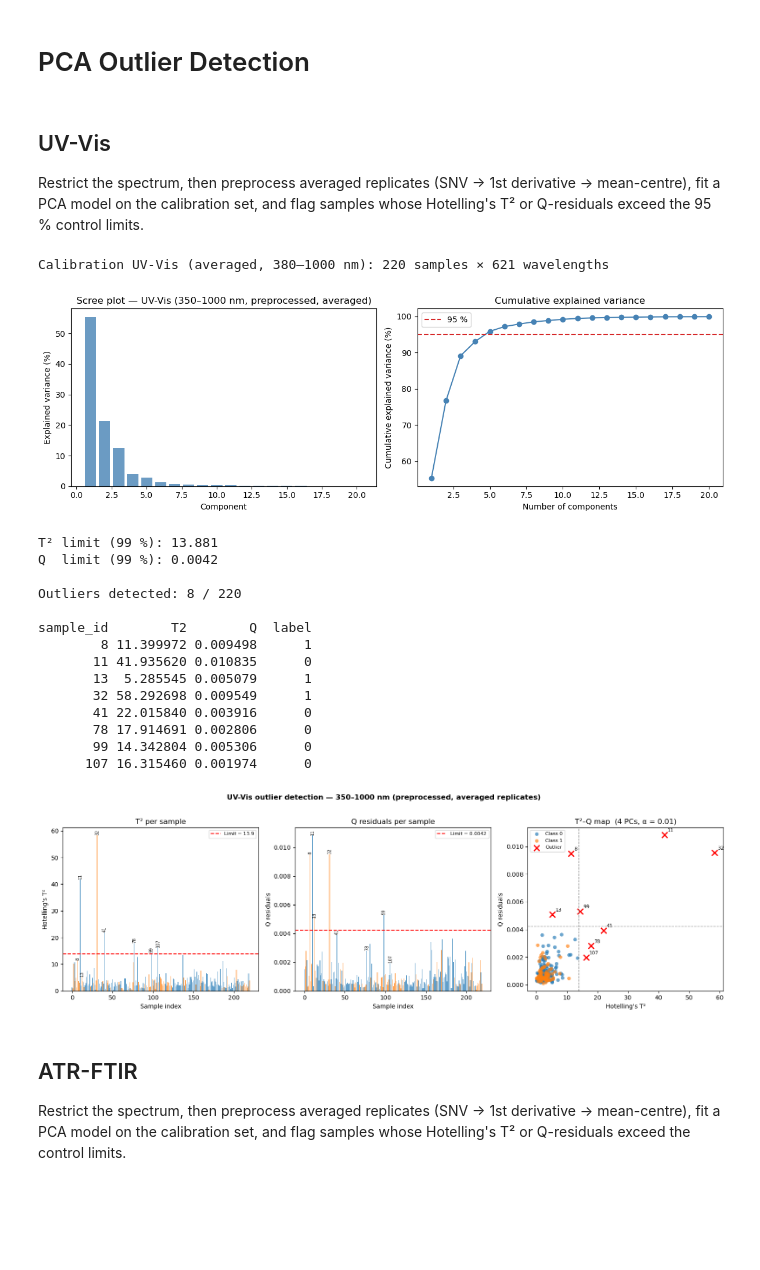
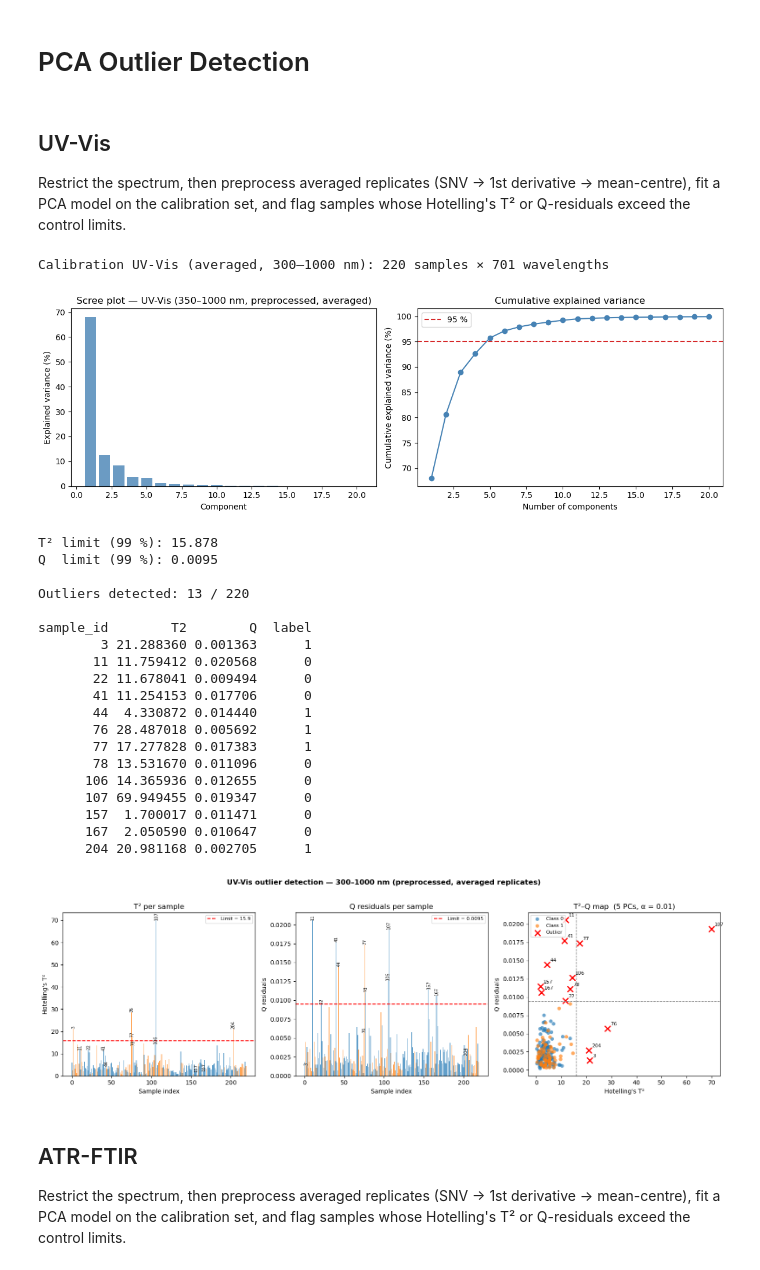
Before and after one commit to SamdGuizani/CAC-2026_Data-Challenge_Olive-Oil-Sensory-Defects-Detection-Using-Chemometrics, a Jupyter notebook: Notebooks/01_EDA.ipynb, the cells around one changed output. Drawn from its saved outputs; the diff is of its cells as text; code cells hidden in the pictures; blank space fills up the shorter version.

```diff
--- a/Notebooks/01_EDA.ipynb
+++ b/Notebooks/01_EDA.ipynb
@@ -293,16 +296,16 @@ plot_spectra(
 # %% [markdown]
 ## UV-Vis
 
-Restrict the spectrum, then preprocess averaged replicates (SNV → 1st derivative → mean-centre), fit a PCA model on the calibration set, and flag samples whose Hotelling's T² or Q-residuals exceed the 95 % control limits.
+Restrict the spectrum, then preprocess averaged replicates (SNV → 1st derivative → mean-centre), fit a PCA model on the calibration set, and flag samples whose Hotelling's T² or Q-residuals exceed the control limits.
 # %%
 import matplotlib.pyplot as plt
 from olive_oil.outliers import PCAOutlierDetector
 
 # ── Configurable parameters ───────────────────────────────────────────────────
-UVVIS_START        = 380    # nm  lower bound of selected region
+UVVIS_START        = 300    # nm  lower bound of selected region
 UVVIS_END          = 1000   # nm  upper bound of selected region
-N_COMPONENTS_UVVIS = 4      # number of PCA components (adjust from scree plot)
-ALPHA_UVVIS        = 0.01   # significance level for control limits
+N_COMPONENTS_UVVIS = 5      # number of PCA components (adjust from scree plot)
+ALPHA              = 0.01   # significance level for control limits
 # ─────────────────────────────────────────────────────────────────────────────
 
 # Recompute the UV-Vis pipeline on averaged replicates (one row per sample)
@@ -315,7 +318,7 @@ X_cal_uvvis_avg, _uvvis_center = mean_center(X_cal_uvvis_avg)
 print(f"Calibration UV-Vis (averaged, {UVVIS_START}–{UVVIS_END} nm): "
       f"{X_cal_uvvis_avg[0].shape[0]} samples × {X_cal_uvvis_avg[0].shape[1]} wavelengths")
 # %% [output]
-Calibration UV-Vis (averaged, 380–1000 nm): 220 samples × 621 wavelengths
+Calibration UV-Vis (averaged, 300–1000 nm): 220 samples × 701 wavelengths
 # %%
 from sklearn.decomposition import PCA as _SklearnPCA
 
@@ -341,11 +344,11 @@ axes[1].legend()
 
 plt.tight_layout()
 # %% [output]
-[figure, old version]
+[figure, new version]
 # %%
 detector_uvvis = PCAOutlierDetector(n_components=N_COMPONENTS_UVVIS)
 detector_uvvis.fit(X_cal_uvvis_avg)
-result_uvvis = detector_uvvis.flag_outliers(X_cal_uvvis_avg, alpha=ALPHA_UVVIS)
+result_uvvis = detector_uvvis.flag_outliers(X_cal_uvvis_avg, alpha=ALPHA)
 
 df_uvvis = (
     pd.DataFrame({
@@ -357,27 +360,32 @@ df_uvvis = (
     .merge(meta[["sample_id", "label"]], on="sample_id", how="left")
 )
 
-print(f"T² limit ({int((1 - ALPHA_UVVIS) * 100)} %): {result_uvvis.t2_limit:.3f}")
-print(f"Q  limit ({int((1 - ALPHA_UVVIS) * 100)} %): {result_uvvis.q_limit:.4f}")
+print(f"T² limit ({int((1 - ALPHA) * 100)} %): {result_uvvis.t2_limit:.3f}")
+print(f"Q  limit ({int((1 - ALPHA) * 100)} %): {result_uvvis.q_limit:.4f}")
 print(f"\nOutliers detected: {result_uvvis.flags.sum()} / {len(result_uvvis.sample_ids)}")
 if result_uvvis.flags.any():
     print()
     print(df_uvvis.loc[df_uvvis["outlier"], ["sample_id", "T2", "Q", "label"]].to_string(index=False))
 # %% [output]
-T² limit (99 %): 13.881
-Q  limit (99 %): 0.0042
+T² limit (99 %): 15.878
+Q  limit (99 %): 0.0095
 
-Outliers detected: 8 / 220
+Outliers detected: 13 / 220
 
 sample_id        T2        Q  label
-        8 11.399972 0.009498      1
-       11 41.935620 0.010835      0
-       13  5.285545 0.005079      1
-       32 58.292698 0.009549      1
-       41 22.015840 0.003916      0
-       78 17.914691 0.002806      0
-       99 14.342804 0.005306      0
-      107 16.315460 0.001974      0
+        3 21.288360 0.001363      1
+       11 11.759412 0.020568      0
+       22 11.678041 0.009494      0
+       41 11.254153 0.017706      0
+       44  4.330872 0.014440      1
+       76 28.487018 0.005692      1
+       77 17.277828 0.017383      1
+       78 13.531670 0.011096      0
+      106 14.365936 0.012655      0
+      107 69.949455 0.019347      0
+      157  1.700017 0.011471      0
+      167  2.050590 0.010647      0
+      204 20.981168 0.002705      1
 # %%
 pal = {0: "tab:blue", 1: "tab:orange"}
 outlier_mask = df_uvvis["outlier"].values
@@ -408,36 +416,36 @@ ax.axhline(result_uvvis.q_limit, color="red", linestyle="--", lw=1.5,
 for i, (flag, sid) in enumerate(zip(outlier_mask, df_uvvis["sample_id"])):
     if flag:
         ax.text(i, df_uvvis["Q"].iloc[i], sid, rotation=90,
                 ha="center", va="bottom", fontsize=7)
 ax.set_xlabel("Sample index")
 ax.set_ylabel("Q residuals")
 ax.set_title("Q residuals per sample")
 ax.legend(fontsize=8)
 
 # --- T²–Q scatter ---
 ax = axes[2]
 for label_val, color in pal.items():
     mask = (df_uvvis["label"] == label_val) & ~outlier_mask
     ax.scatter(df_uvvis.loc[mask, "T2"], df_uvvis.loc[mask, "Q"],
                color=color, alpha=0.65, edgecolors="none",
                label=f"Class {label_val}")
 ax.scatter(df_uvvis.loc[outlier_mask, "T2"], df_uvvis.loc[outlier_mask, "Q"],
            color="red", marker="x", s=90, lw=2, label="Outlier")
 for _, row in df_uvvis[df_uvvis["outlier"]].iterrows():
     ax.annotate(row["sample_id"], (row["T2"], row["Q"]),
                 textcoords="offset points", xytext=(5, 5), fontsize=8)
 ax.axvline(result_uvvis.t2_limit, color="gray", linestyle="--", lw=1)
 ax.axhline(result_uvvis.q_limit, color="gray", linestyle="--", lw=1)
 ax.set_xlabel("Hotelling's T²")
 ax.set_ylabel("Q residuals")
-ax.set_title(f"T²–Q map  ({N_COMPONENTS} PCs, α = {ALPHA})")
+ax.set_title(f"T²–Q map  ({N_COMPONENTS_UVVIS} PCs, α = {ALPHA})")
 ax.legend(fontsize=8)
 
-plt.suptitle("UV-Vis outlier detection — 350–1000 nm (preprocessed, averaged replicates)",
+plt.suptitle(f"UV-Vis outlier detection — {UVVIS_START}–{UVVIS_END} nm (preprocessed, averaged replicates)",
              fontweight="bold", y=1.02)
 plt.tight_layout()
 # %% [output]
-[figure, old version]
+[figure, new version]
 # %% [markdown]
 ## ATR-FTIR
 
```
Also changed, not shown: parts of 11 cells of this notebook, 6 other files.
